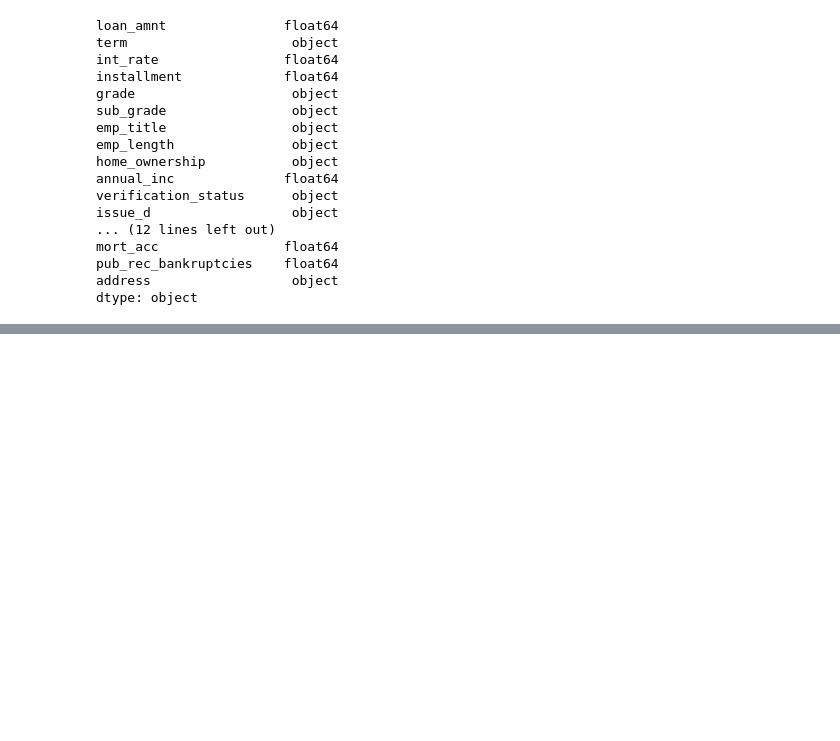
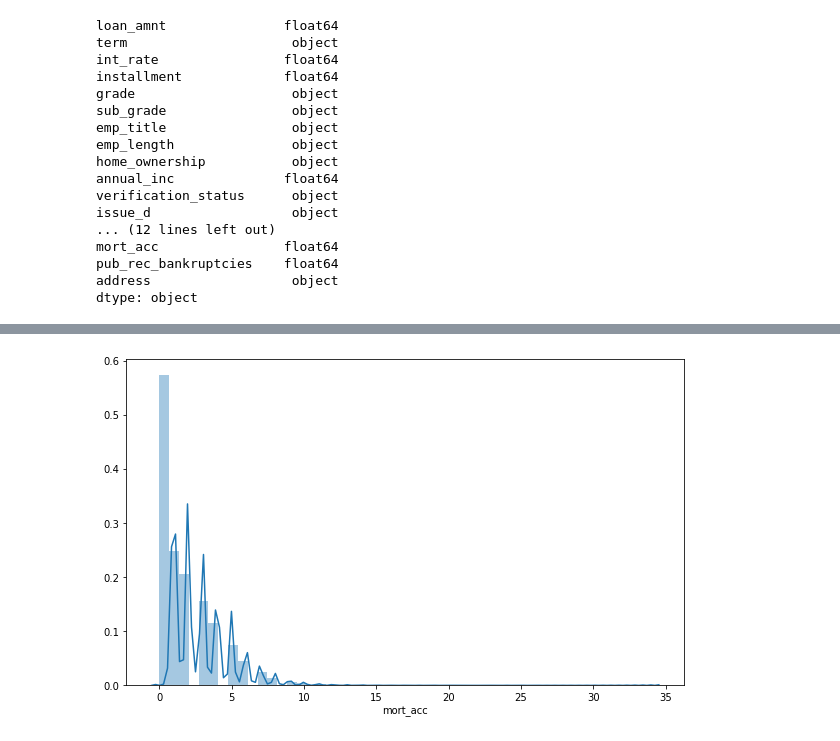
Before and after one commit to mherbert93/udemy-tensorflow-2-and-keras, a Jupyter notebook: TF_2_Notebooks_and_Data/03-ANNs/lendingclub_project.ipynb, the cells around one changed output, grey strips where cells are left out. Saved outputs shown, nothing was run; the diff lists cells and outputs as text; code cells hidden in the pictures; blank space fills up the shorter version.

```diff
--- a/TF_2_Notebooks_and_Data/03-ANNs/lendingclub_project.ipynb
+++ b/TF_2_Notebooks_and_Data/03-ANNs/lendingclub_project.ipynb
@@ -80,0 +82,2 @@ dtype: object
+# %%
+df['loan_status'] = df['loan_status'].replace({'Fully Paid': 0, 'Charged Off': 1}) # Numeric representation
@@ -80,0 +101,5 @@ dtype: object
+# %%
+plt.figure(figsize=(10, 6))
+sns.distplot(df['mort_acc']);
+# %% [output]
+[figure, added]
```
Also changed, not shown: parts of 11 cells of this notebook.
